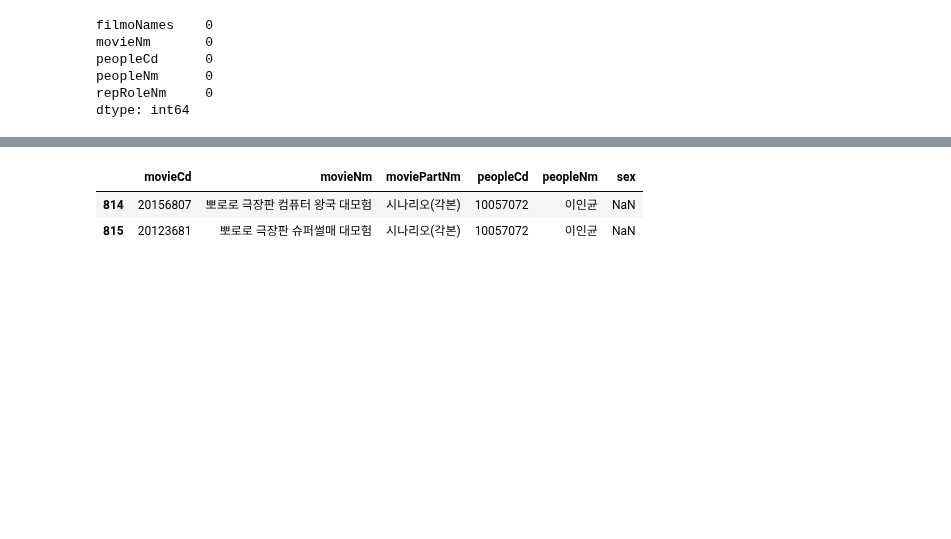
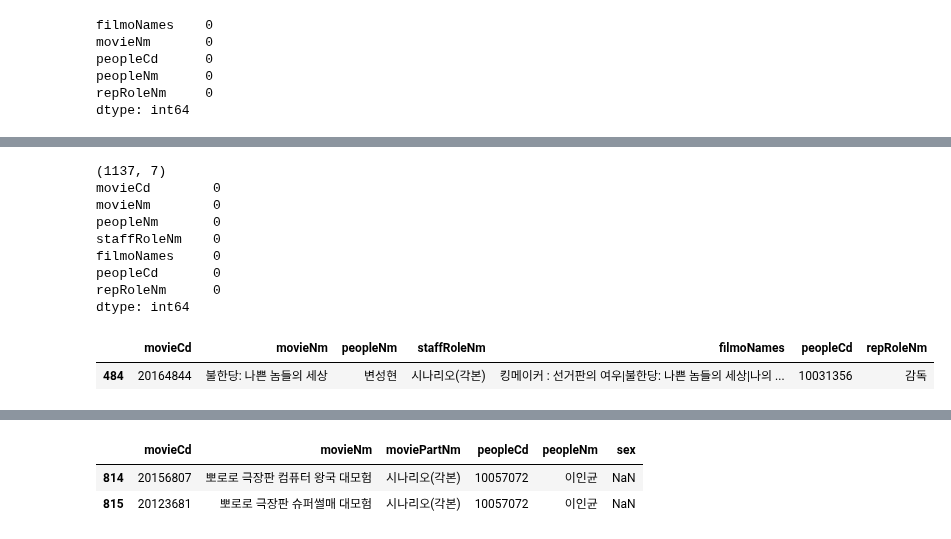
Before and after one commit to kim4pb/Female-led-Korean-Films, a Jupyter notebook: 02.EDA/Writer_EDA.ipynb, the cells around one changed output, grey strips where cells are left out. Drawn from its saved outputs; the diff is of its cells as text; code cells hidden in the pictures; blank space fills up the shorter version.

```diff
--- a/02.EDA/Writer_EDA.ipynb
+++ b/02.EDA/Writer_EDA.ipynb
@@ -68,0 +103,19 @@ dtype: int64
+# %%
+writer_movie_code_merge = staff_writer_only.merge(writer_code, how='inner', on=['movieNm', 'peopleNm'])
+# writer_movie_code_merge = writer_movie_code_merge.drop_duplicates()
+
+print(writer_movie_code_merge.shape)
+print(writer_movie_code_merge.isnull().sum())
+writer_movie_code_merge.sample()
+# %% [output]
+(1137, 7)
+movieCd        0
+movieNm        0
+peopleNm       0
+staffRoleNm    0
+filmoNames     0
+peopleCd       0
+repRoleNm      0
+dtype: int64
+|  | movieCd | movieNm | peopleNm | staffRoleNm | filmoNames | peopleCd | repRoleNm |
+| 484 | 20164844 | 불한당: 나쁜 놈들의 세상 | 변성현 | 시나리오(각본) | 킹메이커 : 선거판의 여우|불한당: 나쁜 놈들의 세상|나의 ... | 10031356 | 감독 |
```
Also changed, not shown: parts of 15 cells of this notebook.
